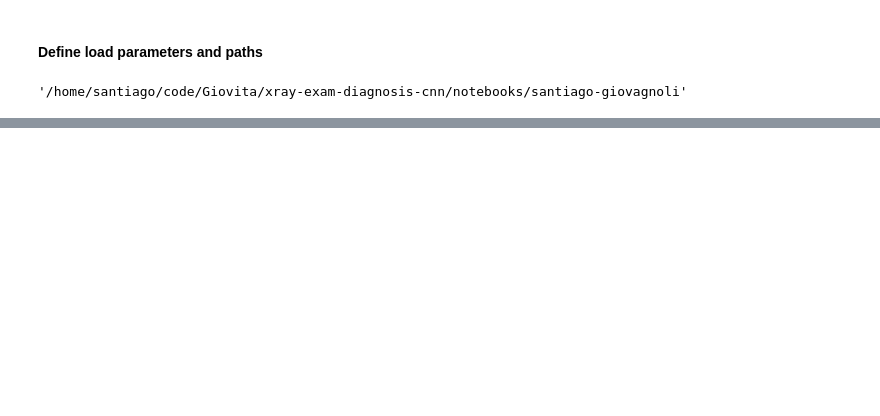
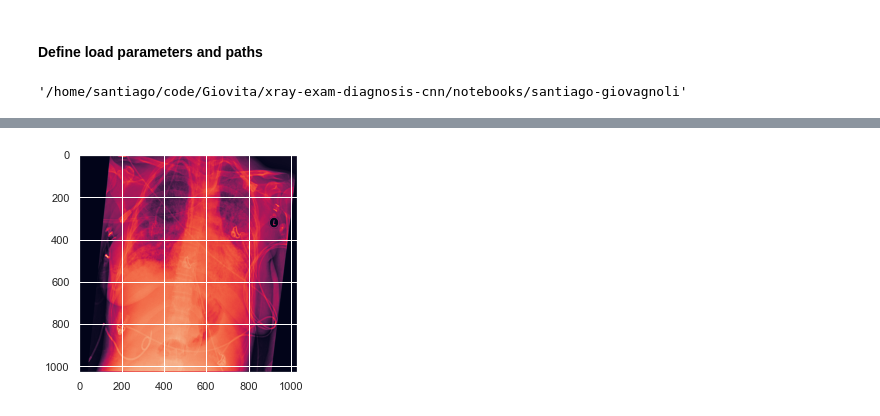
Before and after one commit to Giovita/xray-exam-diagnosis-cnn, a Jupyter notebook: notebooks/santiago-giovagnoli/DataExploration.ipynb, the cells around one changed output, grey strips where cells are left out. Cells and saved outputs as stored; diff of their text form; code cells hidden in the pictures; blank space fills up the shorter version.

```diff
--- a/notebooks/santiago-giovagnoli/DataExploration.ipynb
+++ b/notebooks/santiago-giovagnoli/DataExploration.ipynb
@@ -129,0 +206,2 @@ def load_xray_data(loading_method):
+# %%
+img_ds = image_dataset_from_directory(img_path, labels=None, color_mode='grayscale', image_size=(1028, 1028))
@@ -129,0 +216,9 @@ def load_xray_data(loading_method):
+# %%
+for idx, picture in enumerate(img_ds.as_numpy_iterator()):
+    if idx > 2:
+        break
+
+    plt.imshow(picture[3,:,:,:])
+    # pprint(picture[3,:,:,:])
+# %% [output]
+[figure, added]
```
Also changed, not shown: parts of 29 cells of this notebook, 1 other file.
